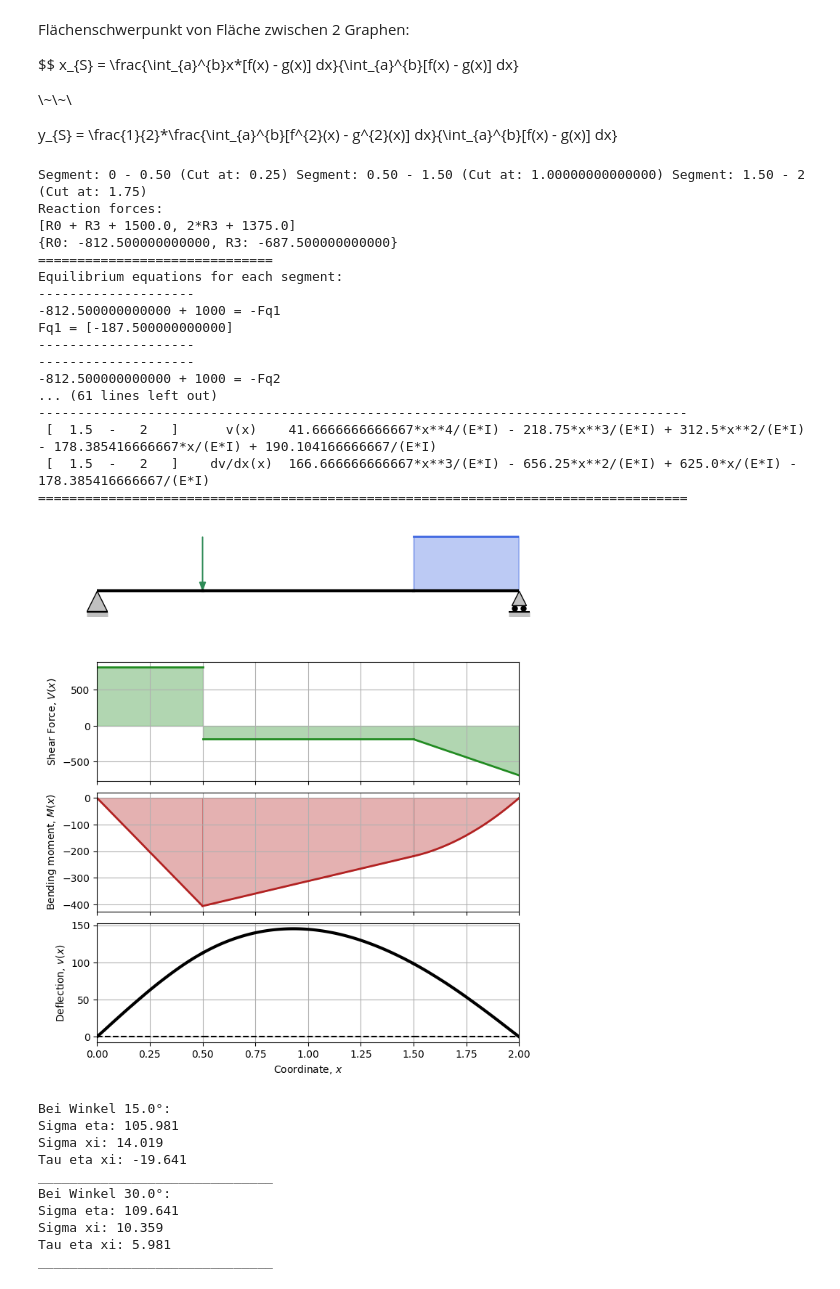
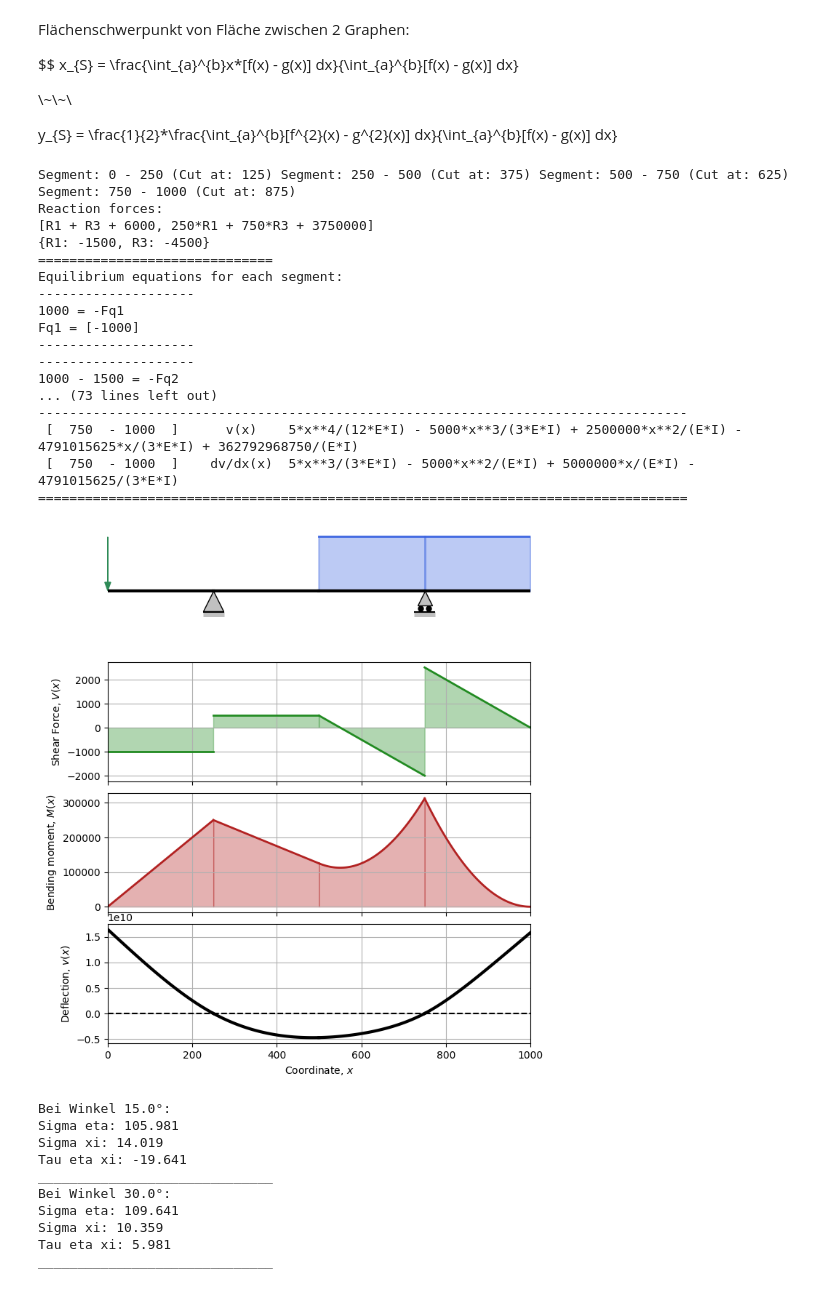
Before and after one commit to JakobGue/tecmec_notebook, a Jupyter notebook: TecMec_Calculator.ipynb, the cells around one changed output. Saved outputs shown, nothing was run; the diff lists cells and outputs as text; code cells hidden in the pictures.

```diff
--- a/TecMec_Calculator.ipynb
+++ b/TecMec_Calculator.ipynb
@@ -226,42 +229,42 @@ $$ x_{S} = \frac{\int_{a}^{b}x*[f(x) - g(x)] dx}{\int_{a}^{b}[f(x) - g(x)] dx}
 
 y_{S} = \frac{1}{2}*\frac{\int_{a}^{b}[f^{2}(x) - g^{2}(x)] dx}{\int_{a}^{b}[f(x) - g(x)] dx}
 # %%
-from .symbeam import beam
+from symbeam_mod import beam
 
 
-b = beam(length=2)
+b = beam(length=1000)
 
 # Forces in kN (kN/m)
 # Support types: pin, roller, fixed, hinge
-b.add_support(0, 'pin')
-b.add_support(2, 'roller')
+b.add_support(250, 'pin')
+b.add_support(750, 'roller')
 
 # Load types: point, moment, distributed
-b.add_point_load(0.5, -1000)
-b.add_distributed_load(1.5, 2, -1000)
+b.add_point_load(0, -1000)
+b.add_distributed_load(500, 1000, -10)
 
 
-b.solve()
+b.solve(show_calculations=True)
 b.plot();
 # %% [output]
-Segment: 0 - 0.50 (Cut at: 0.25) Segment: 0.50 - 1.50 (Cut at: 1.00000000000000) Segment: 1.50 - 2 (Cut at: 1.75)
+Segment: 0 - 250 (Cut at: 125) Segment: 250 - 500 (Cut at: 375) Segment: 500 - 750 (Cut at: 625) Segment: 750 - 1000 (Cut at: 875)
 Reaction forces:
-[R0 + R3 + 1500.0, 2*R3 + 1375.0]
-{R0: -812.500000000000, R3: -687.500000000000}
+[R1 + R3 + 6000, 250*R1 + 750*R3 + 3750000]
+{R1: -1500, R3: -4500}
 ==============================
 Equilibrium equations for each segment:
 --------------------
--812.500000000000 + 1000 = -Fq1
-Fq1 = [-187.500000000000]
+1000 = -Fq1
+Fq1 = [-1000]
 --------------------
 --------------------
--812.500000000000 + 1000 = -Fq2
-... (61 lines left out)
+1000 - 1500 = -Fq2
+... (73 lines left out)
 -----------------------------------------------------------------------------------
- [  1.5  -   2   ]      v(x)    41.6666666666667*x**4/(E*I) - 218.75*x**3/(E*I) + 312.5*x**2/(E*I) - 178.385416666667*x/(E*I) + 190.104166666667/(E*I)
- [  1.5  -   2   ]    dv/dx(x)  166.666666666667*x**3/(E*I) - 656.25*x**2/(E*I) + 625.0*x/(E*I) - 178.385416666667/(E*I)
+ [  750  - 1000  ]      v(x)    5*x**4/(12*E*I) - 5000*x**3/(3*E*I) + 2500000*x**2/(E*I) - 4791015625*x/(3*E*I) + 362792968750/(E*I)
+ [  750  - 1000  ]    dv/dx(x)  5*x**3/(3*E*I) - 5000*x**2/(E*I) + 5000000*x/(E*I) - 4791015625/(3*E*I)
 ===================================================================================
-[figure, old version]
+[figure, new version]
 # %%
 %reset -f
 
```
Also changed, not shown: parts of 1 cell of this notebook, 8 other files.
